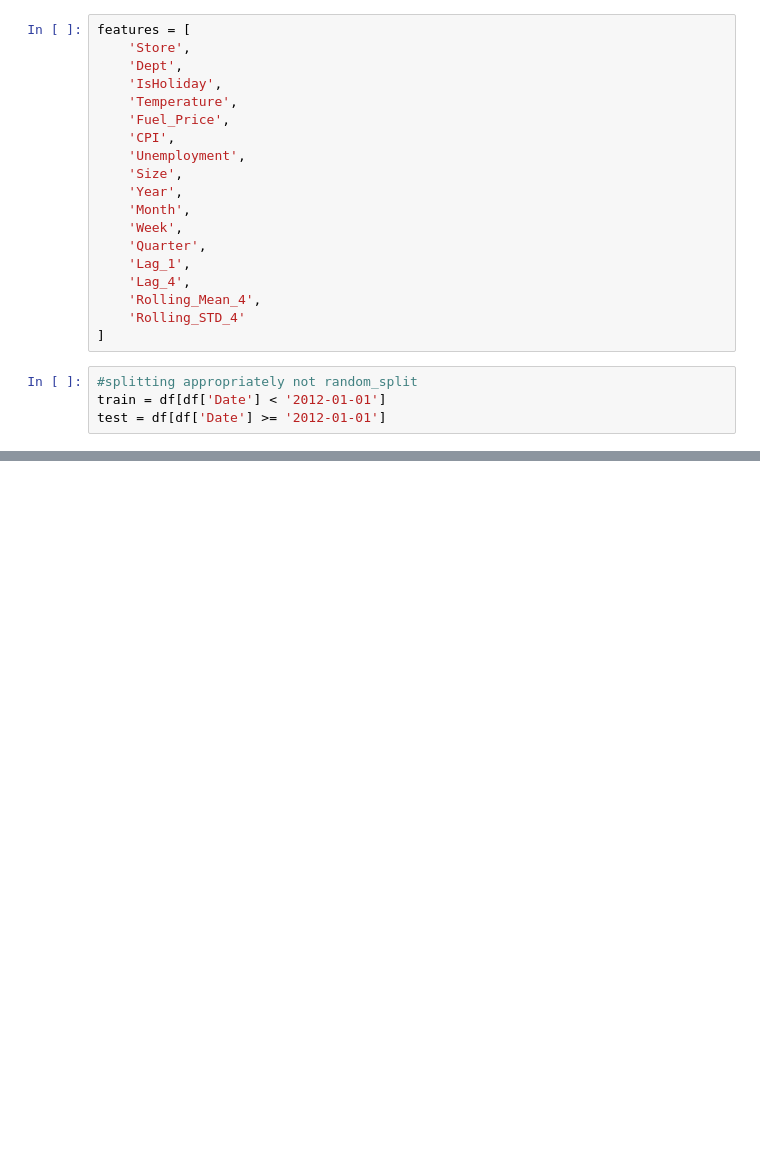
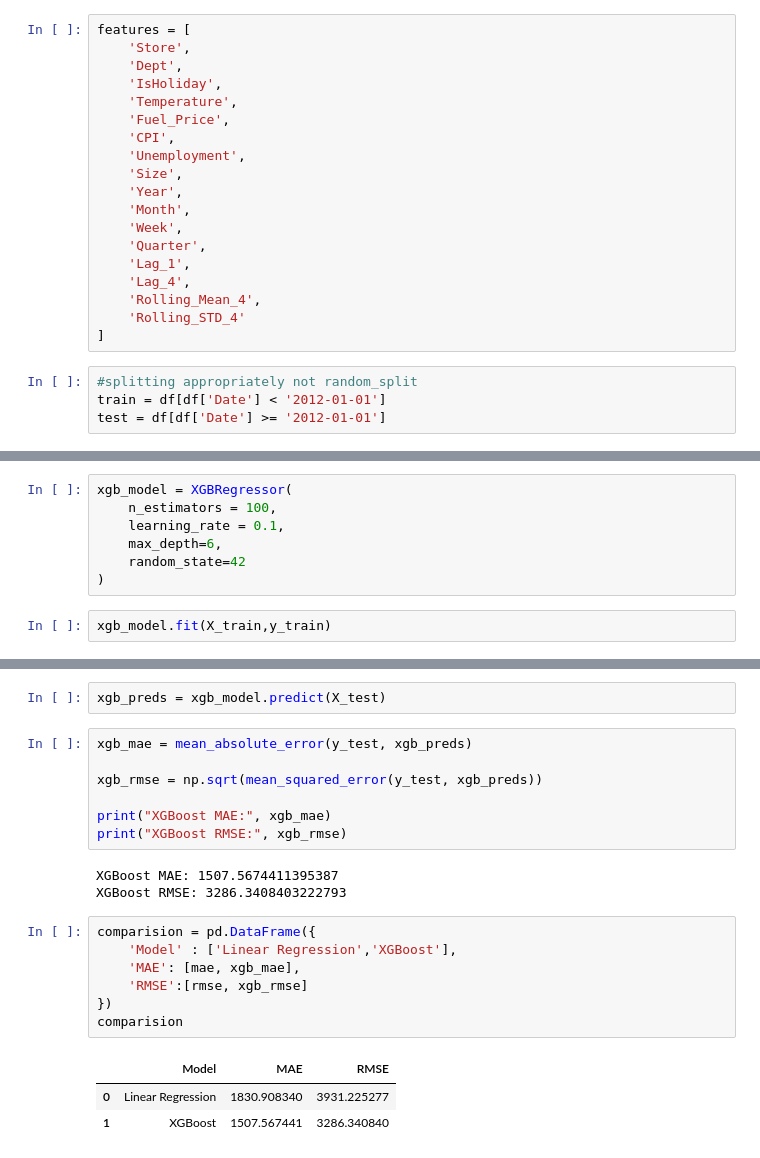
Before and after one commit to Aravindd222/Sales-Forecasting-Demand-Intelligence-Platform, a Jupyter notebook: notebooks/eda.ipynb, the cells around one changed output, grey strips where cells are left out. Cells and saved outputs as stored; diff of their text form; blank space fills up the shorter version.

Commit message:
Implemented XGBoost for better forecasting

```diff
--- a/notebooks/eda.ipynb
+++ b/notebooks/eda.ipynb
@@ -343,0 +375,9 @@ y_train = train[target]
+# %%
+xgb_model = XGBRegressor(
+    n_estimators = 100,
+    learning_rate = 0.1,
+    max_depth=6,
+    random_state=42
+)
+# %%
+xgb_model.fit(X_train,y_train)
@@ -343,0 +396,23 @@ y_train = train[target]
+# %%
+xgb_preds = xgb_model.predict(X_test)
+# %%
+xgb_mae = mean_absolute_error(y_test, xgb_preds)
+
+xgb_rmse = np.sqrt(mean_squared_error(y_test, xgb_preds))
+
+print("XGBoost MAE:", xgb_mae)
+print("XGBoost RMSE:", xgb_rmse)
+# %% [output]
+XGBoost MAE: 1507.5674411395387
+XGBoost RMSE: 3286.3408403222793
+# %%
+comparision = pd.DataFrame({
+    'Model' : ['Linear Regression','XGBoost'],
+    'MAE': [mae, xgb_mae],
+    'RMSE':[rmse, xgb_rmse]
+})
+comparision
+# %% [output]
+|  | Model | MAE | RMSE |
+| 0 | Linear Regression | 1830.908340 | 3931.225277 |
+| 1 | XGBoost | 1507.567441 | 3286.340840 |
```
Also changed, not shown: parts of 9 cells of this notebook.
